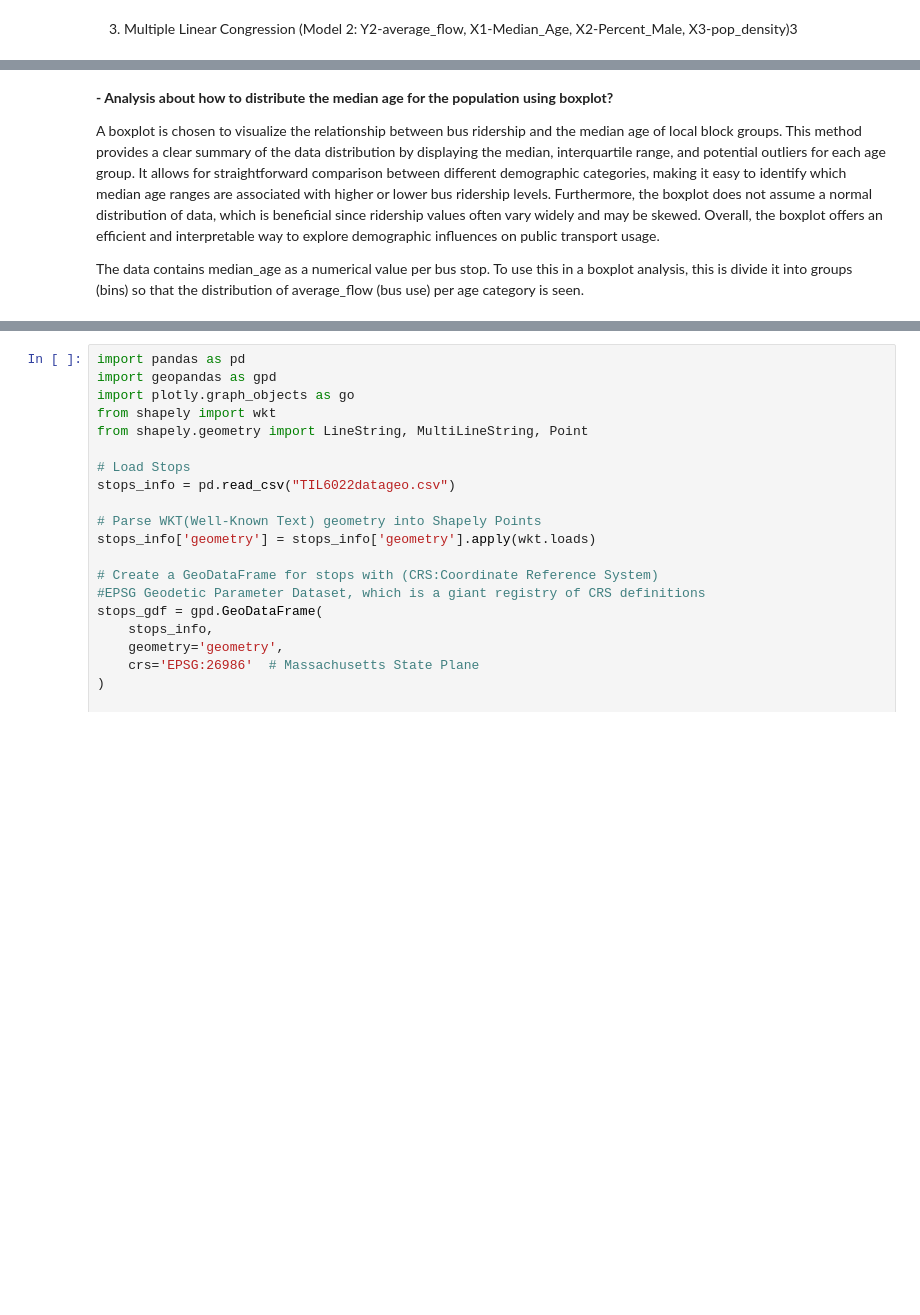
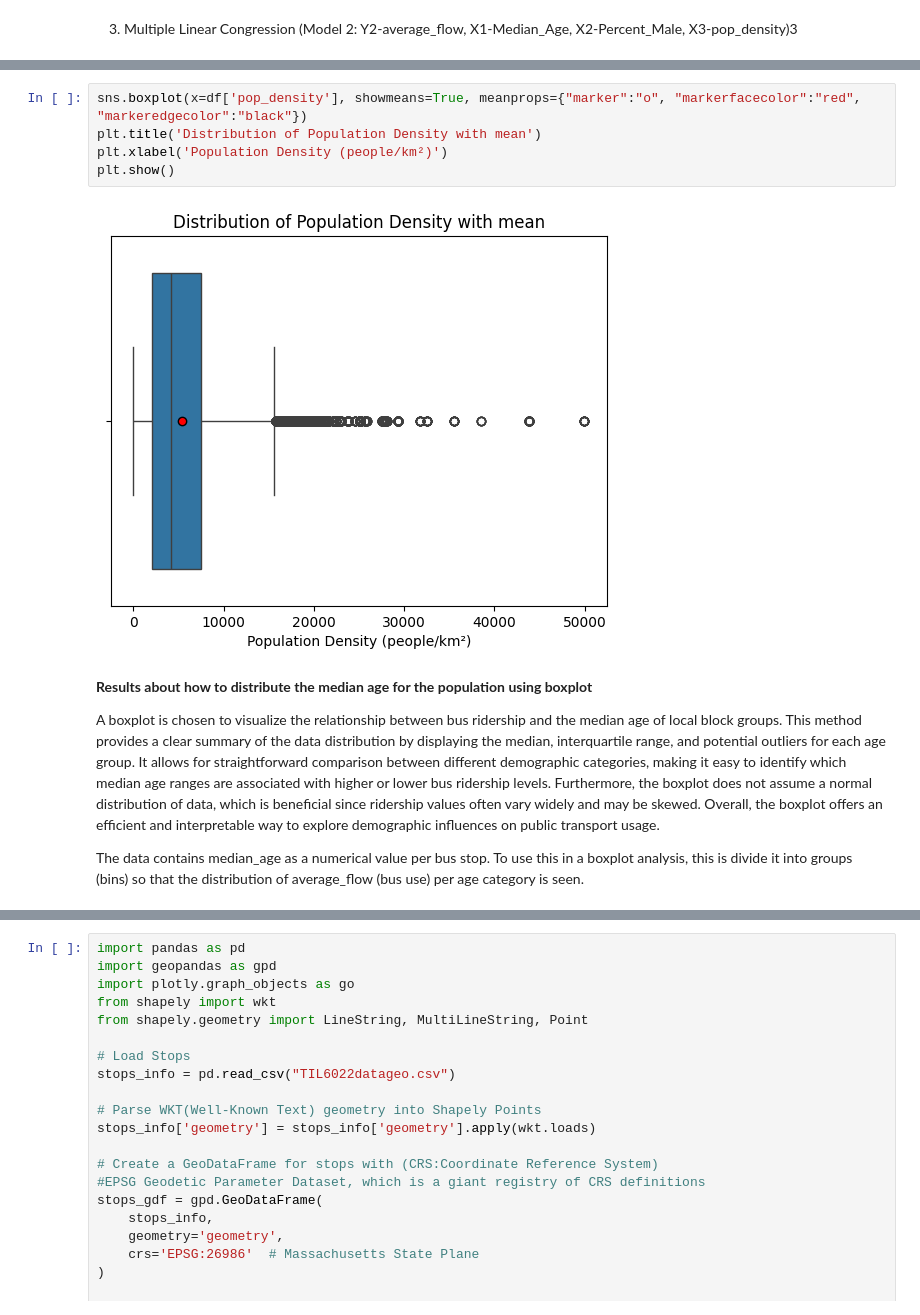
Before and after one commit to Mulhamomar/TIL6022_group10, a Jupyter notebook: TIL-6022 Bus Ridership.ipynb, the cells around one changed output, grey strips where cells are left out. Drawn from its saved outputs; the diff is of its cells as text; blank space fills up the shorter version.

```diff
--- a/TIL-6022 Bus Ridership.ipynb
+++ b/TIL-6022 Bus Ridership.ipynb
@@ -362,5 +400,12 @@ plt.show()
+# %%
+sns.boxplot(x=df['pop_density'], showmeans=True, meanprops={"marker":"o", "markerfacecolor":"red", "markeredgecolor":"black"})
+plt.title('Distribution of Population Density with mean')
+plt.xlabel('Population Density (people/km²)')
+plt.show()
+# %% [output]
+[figure, added]
 # %% [markdown]
-**- Analysis about how to distribute the median age for the population using boxplot?**
+**Results about how to distribute the median age for the population using boxplot**
 
 A boxplot is chosen to visualize the relationship between bus ridership and the median age of local block groups. This method provides a clear summary of the data distribution by displaying the median, interquartile range, and potential outliers for each age group. It allows for straightforward comparison between different demographic categories, making it easy to identify which median age ranges are associated with higher or lower bus ridership levels. Furthermore, the boxplot does not assume a normal distribution of data, which is beneficial since ridership values often vary widely and may be skewed. Overall, the boxplot offers an efficient and interpretable way to explore demographic influences on public transport usage.
 
```
Also changed, not shown: parts of 23 cells of this notebook.
